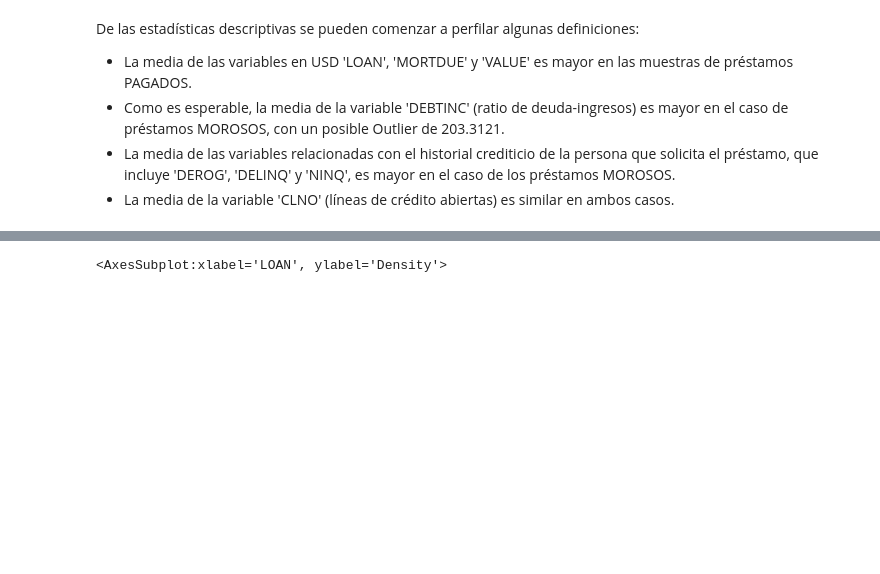
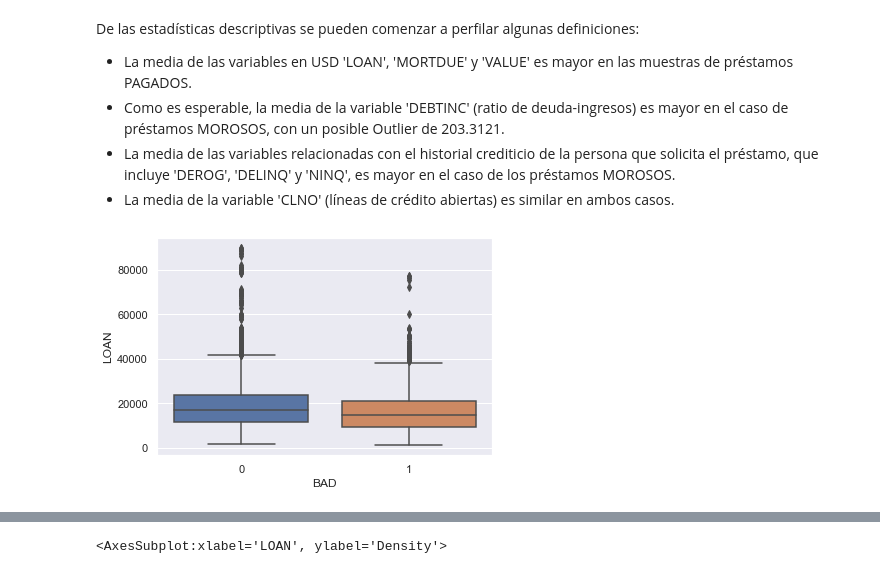
Before and after one commit to HelgaZambrana/data-science-coderhouse, a Jupyter notebook: ProyectoFinal_RiesgoCrediticio.ipynb, the cells around one changed output, grey strips where cells are left out. Cells and saved outputs as stored; diff of their text form; code cells hidden in the pictures; blank space fills up the shorter version.

```diff
--- a/ProyectoFinal_RiesgoCrediticio.ipynb
+++ b/ProyectoFinal_RiesgoCrediticio.ipynb
@@ -426,3 +424,7 @@ De las estadísticas descriptivas se pueden comenzar a perfilar algunas definici
 - Como es esperable, la media de la variable 'DEBTINC' (ratio de deuda-ingresos) es mayor en el caso de préstamos MOROSOS, con un posible Outlier de 203.3121.
 - La media de las variables relacionadas con el historial crediticio de la persona que solicita el préstamo, que incluye 'DEROG', 'DELINQ' y 'NINQ', es mayor en el caso de los préstamos MOROSOS.
 - La media de la variable 'CLNO' (líneas de crédito abiertas) es similar en ambos casos.
+# %%
+fig = sns.boxplot(x='BAD', y='LOAN', data = train_df)
+# %% [output]
+[figure, added]
```
Also changed, not shown: parts of 10 cells of this notebook.
